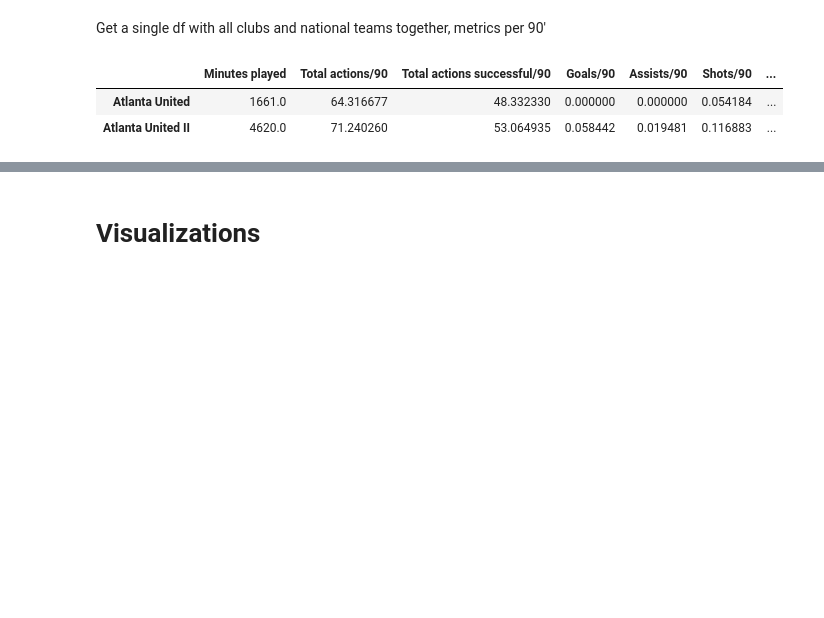
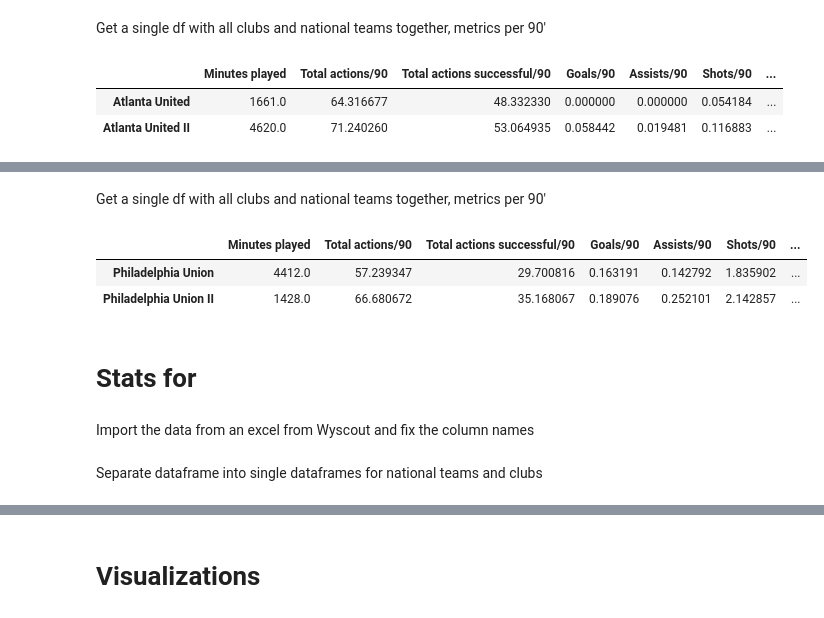
Before and after one commit to Tommy-Las/FootballAnalytics-FinalProject, a Jupyter notebook: code.ipynb, the cells around one changed output, grey strips where cells are left out. Saved outputs shown, nothing was run; the diff lists cells and outputs as text; code cells hidden in the pictures; blank space fills up the shorter version.

```diff
--- a/code.ipynb
+++ b/code.ipynb
@@ -354,0 +380,38 @@ cobb_teams_df
+# %%
+sullivan_philadelphiaII_df = sullivan_df[sullivan_df['Match'].str.contains('Philadelphia Union II', na=False)]
+sullivan_philadelphiaII_df["Team"] = "Philadelphia Union II"
+
+sullivan_philadelphia_df = sullivan_df[sullivan_df['Match'].str.contains('Philadelphia Union', na=False) & ~sullivan_df['Match'].str.contains('II', na=False)]
+sullivan_philadelphia_df["Team"] = "Philadelphia Union"
+# %% [markdown]
+Get a single df with all clubs and national teams together, metrics per 90'
+# %%
+cols = ["Team", 'Minutes played',
+       'Total actions', 'Total actions successful', 'Goals', 'Assists',
+       'Shots', 'Shots on target', 'xG', 'Passes', 'Passes accurate',
+       'Long passes', 'Long passes accurate', 'Crosses', 'Crosses accurate',
+       'Dribbles', 'Dribbles successful', 'Duels', 'Duels won', 'Aerial duels',
+       'Aerial duels won', 'Interceptions', 'Losses', 'Losses own half',
+       'Recoveries', 'Recoveries opp. half', 'Yellow card', 'Red card',
+       'Defensive duels', 'Defensive duels won', 'Loose ball duels',
+       'Loose ball duels won', 'Sliding tackles', 'Sliding tackles successful',
+       'Clearances', 'Fouls', 'Yellow cards', 'Red cards', 'Shot assists',
+       'Offensive duels', 'Offensive duels won', 'Touches in penalty area',
+       'Offsides', 'Progressive runs', 'Fouls suffered', 'Through passes',
+       'Through passes accurate', 'xA', 'Second assists',
+       'Passes to final third', 'Passes to final third accurate',
+       'Passes to penalty area', 'Passes to penalty area accurate',
+       'Received passes', 'Forward passes', 'Forward passes accurate',
+       'Back passes', 'Back passes accurate']
+
+all_df = [sullivan_philadelphia_df, sullivan_philadelphiaII_df]
+sullivan_teams_df = team_data(all_df, cols)
+sullivan_teams_df
+# %% [output]
+|  | Minutes played | Total actions/90 | Total actions successful/90 | Goals/90 | Assists/90 | Shots/90 | ... |
+| Philadelphia Union | 4412.0 | 57.239347 | 29.700816 | 0.163191 | 0.142792 | 1.835902 | ... |
+| Philadelphia Union II | 1428.0 | 66.680672 | 35.168067 | 0.189076 | 0.252101 | 2.142857 | ... |
+# %% [markdown]
+# Stats for
+# %% [markdown]
+Import the data from an excel from Wyscout and fix the column names
@@ -354,0 +421,2 @@ cobb_teams_df
+# %% [markdown]
+Separate dataframe into single dataframes for national teams and clubs
```
Also changed, not shown: parts of 44 cells of this notebook.
